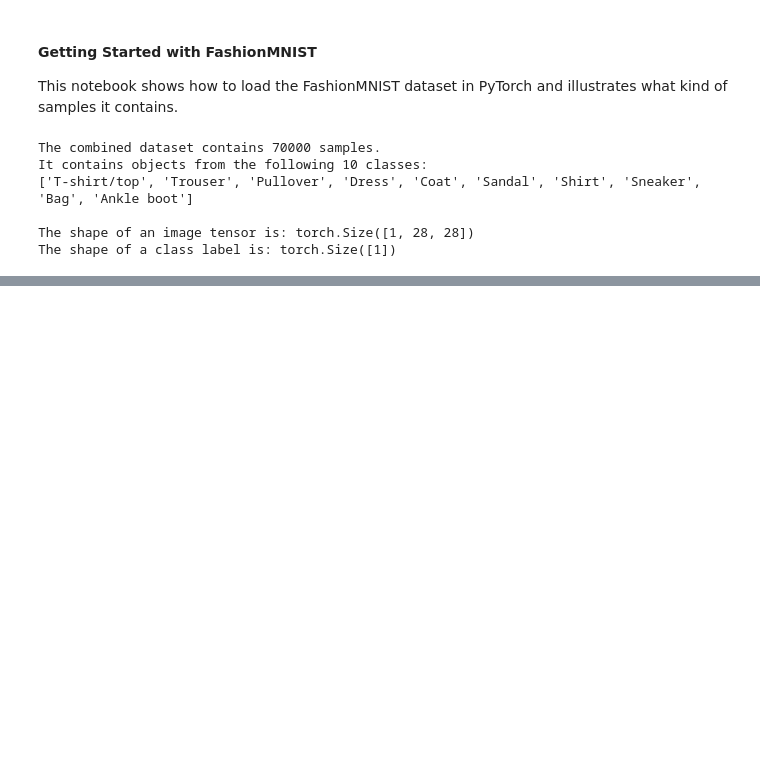
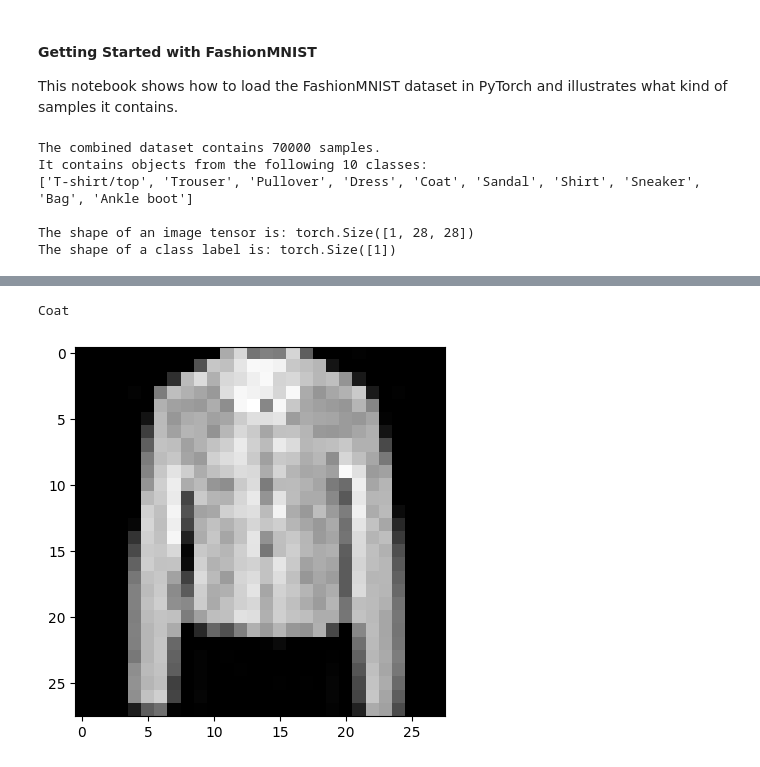
Before and after one commit to FirstThread/DDPM-and-LDM, a Jupyter notebook: FashionMNIST_Dataset.ipynb, the cells around one changed output, grey strips where cells are left out. Cells and saved outputs as stored; diff of their text form; code cells hidden in the pictures; blank space fills up the shorter version.

```diff
--- a/FashionMNIST_Dataset.ipynb
+++ b/FashionMNIST_Dataset.ipynb
@@ -47,0 +87,9 @@ The image shows an instance of Dress.
+# %%
+import torch.optim as optim
+device = torch.device('cuda' if torch.cuda.is_available() else 'cpu')
+print('Using device:', device)
+net = Net().to(device)
+#net.train()
+
+criterion = nn.CrossEntropyLoss()
+optimizer = optim.SGD(net.parameters(), lr=0.001, momentum=0.9)
@@ -47,0 +139,12 @@ The image shows an instance of Dress.
+# %%
+#net.eval()
+
+data_sample = dataset_valid.__getitem__(10)
+inp_img, target = [t.to(device) for t in data_sample]
+out = net(inp_img.unsqueeze(0))
+print(dataset_valid.classes[out.argmax().cpu()])
+plt.imshow(inp_img.squeeze().cpu(), cmap='Greys_r')
+plt.show()
+# %% [output]
+Coat
+[figure, added]
```
Also changed, not shown: parts of 7 cells of this notebook, 6 other files.
